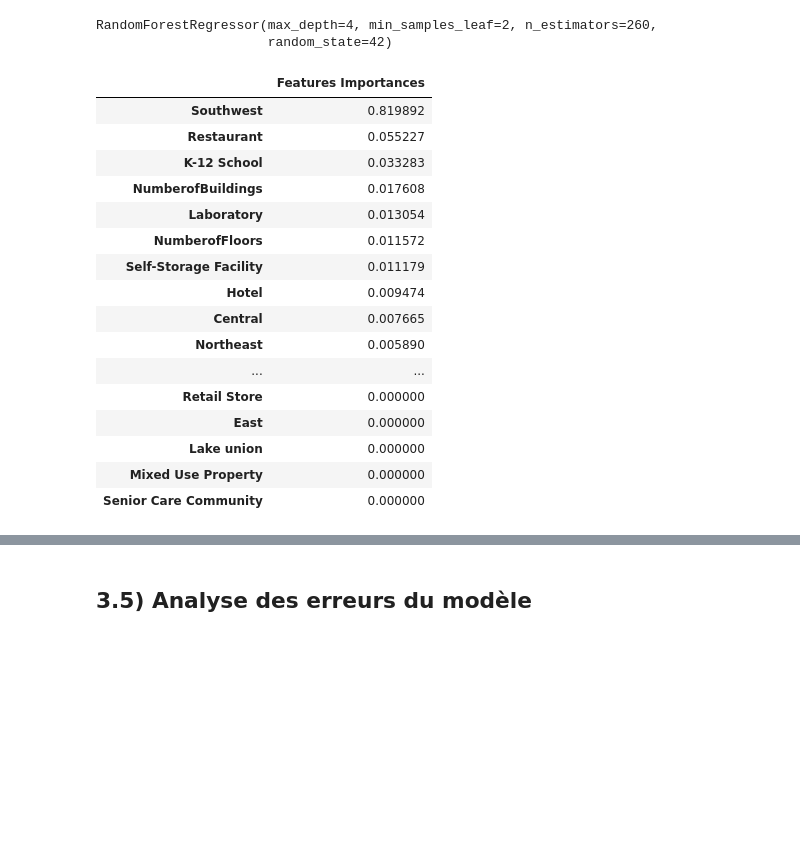
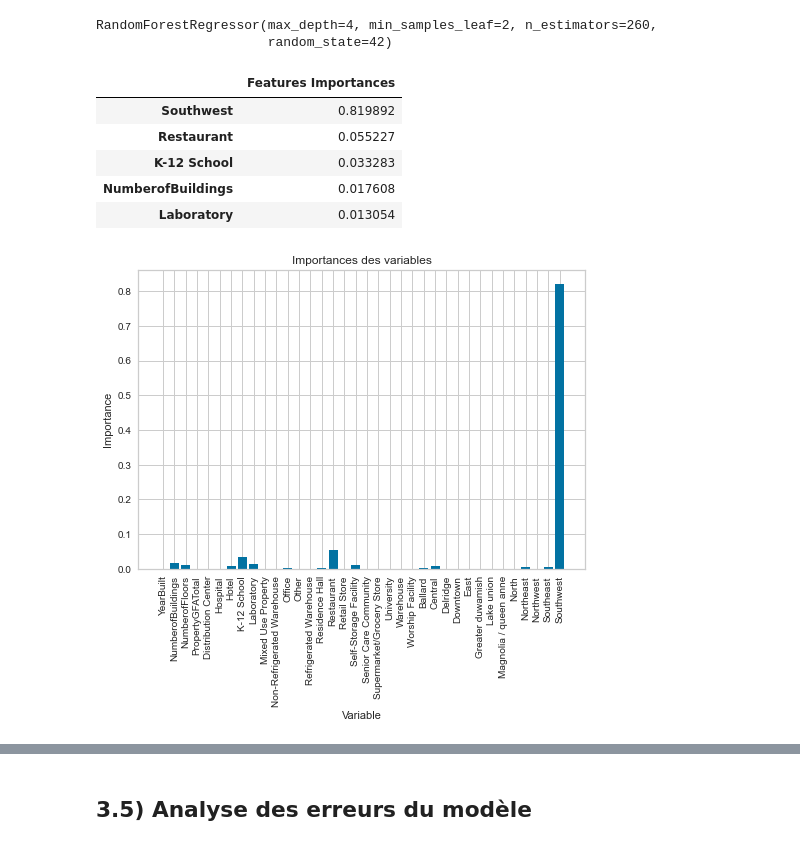
Before and after one commit to Sylvariane/Anticipez_les_besoins_en_electricite, a Jupyter notebook: Pélec_02_code.ipynb, the cells around one changed output, grey strips where cells are left out. Cells and saved outputs as stored; diff of their text form; code cells hidden in the pictures; blank space fills up the shorter version.

```diff
--- a/Pélec_02_code.ipynb
+++ b/Pélec_02_code.ipynb
@@ -506,22 +537,22 @@ cat_one_hot_attribs2 = list(cat_encoder.categories_[1])
 attributes = num_var + cat_one_hot_attribs1 + cat_one_hot_attribs2
 # %%
 df_feature_imp = pd.DataFrame(feature_importance, attributes, columns=['Features Importances'])
-df_feature_imp.sort_values("Features Importances", ascending=False)
+df_feature_imp = df_feature_imp.sort_values("Features Importances", ascending=False)
+df_feature_imp.head()
 # %% [output]
 |  | Features Importances |
 | Southwest | 0.819892 |
 | Restaurant | 0.055227 |
 | K-12 School | 0.033283 |
 | NumberofBuildings | 0.017608 |
 | Laboratory | 0.013054 |
-| NumberofFloors | 0.011572 |
-| Self-Storage Facility | 0.011179 |
-| Hotel | 0.009474 |
-| Central | 0.007665 |
-| Northeast | 0.005890 |
-| ... | ... |
-| Retail Store | 0.000000 |
-| East | 0.000000 |
-| Lake union | 0.000000 |
-| Mixed Use Property | 0.000000 |
-| Senior Care Community | 0.000000 |
+# %%
+# list of x locations for plotting
+x_values = list(range(len(feature_importance)))# Make a bar chart
+plt.bar(x_values, feature_importance, orientation = 'vertical')# Tick labels for x axis
+plt.xticks(x_values, attributes, rotation='vertical')# Axis labels and title
+plt.ylabel('Importance');
+plt.xlabel('Variable');
+plt.title('Importances des variables');
+# %% [output]
+[figure, added]
```
Also changed, not shown: parts of 9 cells of this notebook, 1 other file.
